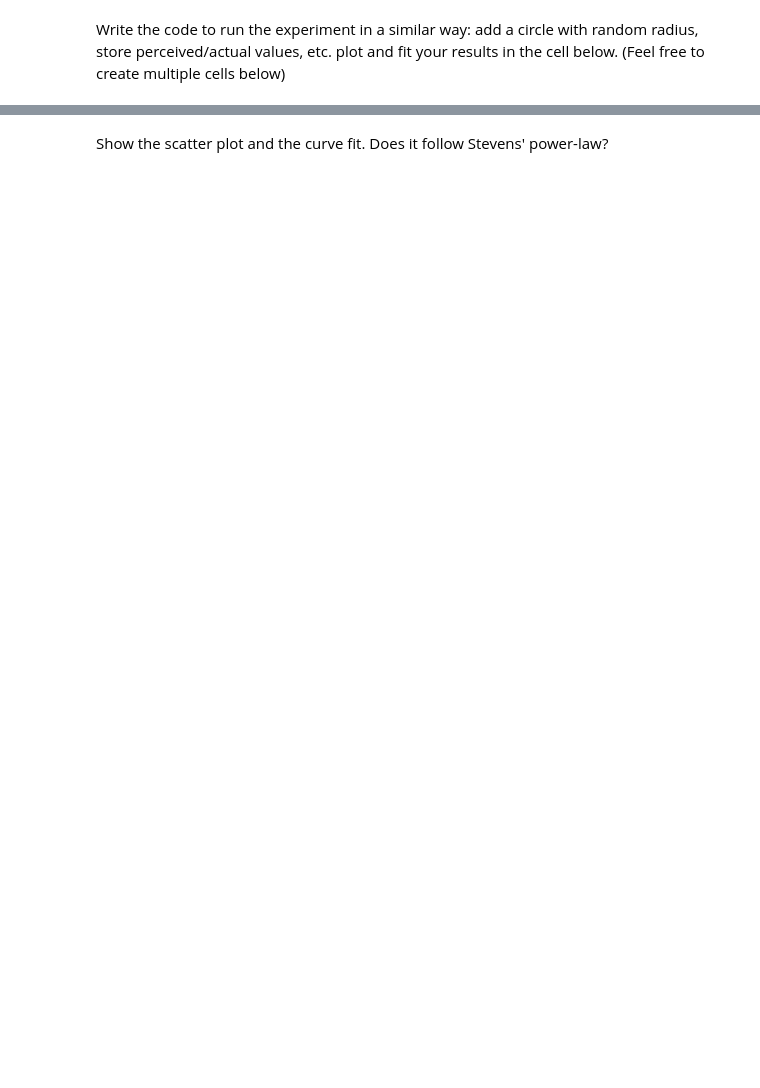
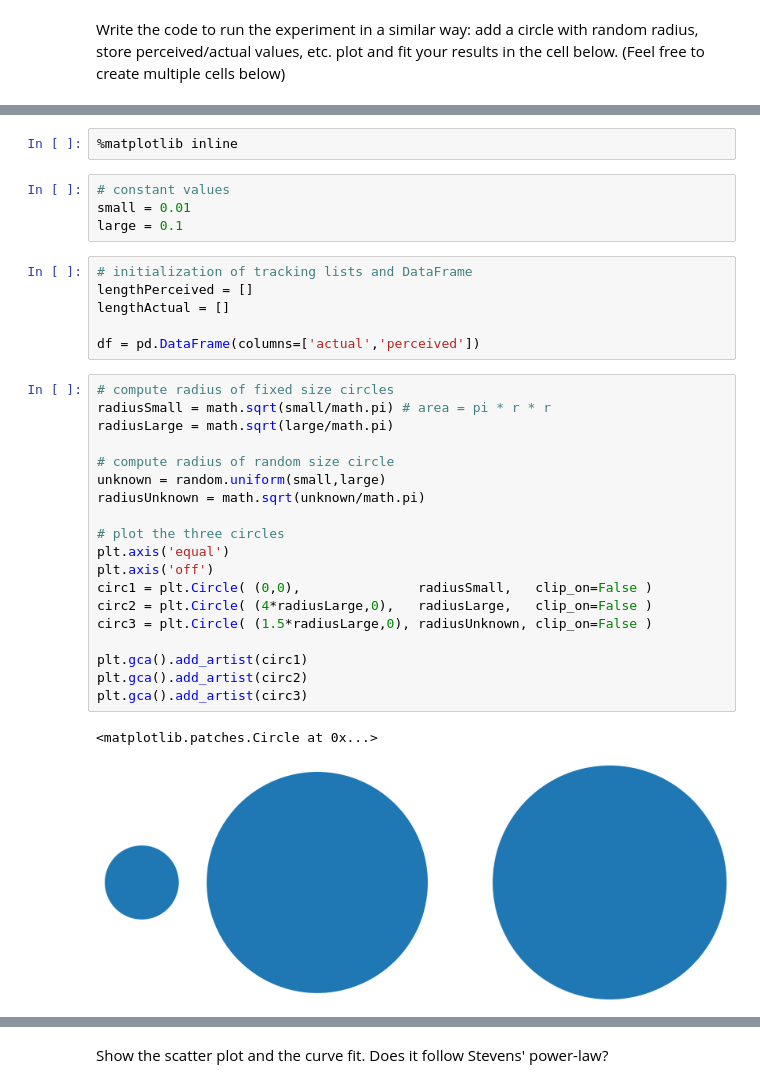
Before and after one commit to muftring/iu-datavis, a Jupyter notebook: week-04/w04_lab_uftring_michael.ipynb, the cells around one changed output, grey strips where cells are left out. Cells and saved outputs as stored; diff of their text form; blank space fills up the shorter version.

Commit message:
Lab 4 - part 1: perception of area

```diff
--- a/week-04/w04_lab_uftring_michael.ipynb
+++ b/week-04/w04_lab_uftring_michael.ipynb
@@ -178,0 +184,34 @@ Write the code to run the experiment in a similar way: add a circle with random
+# %%
+%matplotlib inline
+# %%
+# constant values
+small = 0.01
+large = 0.1
+# %%
+# initialization of tracking lists and DataFrame
+lengthPerceived = []
+lengthActual = []
+
+df = pd.DataFrame(columns=['actual','perceived'])
+# %%
+# compute radius of fixed size circles
+radiusSmall = math.sqrt(small/math.pi) # area = pi * r * r
+radiusLarge = math.sqrt(large/math.pi)
+
+# compute radius of random size circle
+unknown = random.uniform(small,large)
+radiusUnknown = math.sqrt(unknown/math.pi)
+
+# plot the three circles
+plt.axis('equal')
+plt.axis('off')
+circ1 = plt.Circle( (0,0),               radiusSmall,   clip_on=False )
+circ2 = plt.Circle( (4*radiusLarge,0),   radiusLarge,   clip_on=False )
+circ3 = plt.Circle( (1.5*radiusLarge,0), radiusUnknown, clip_on=False )
+
+plt.gca().add_artist(circ1)
+plt.gca().add_artist(circ2)
+plt.gca().add_artist(circ3)
+# %% [output]
+<matplotlib.patches.Circle at 0x...>
+[figure, added]
```
Also changed, not shown: parts of 8 cells of this notebook, 1 other file.
